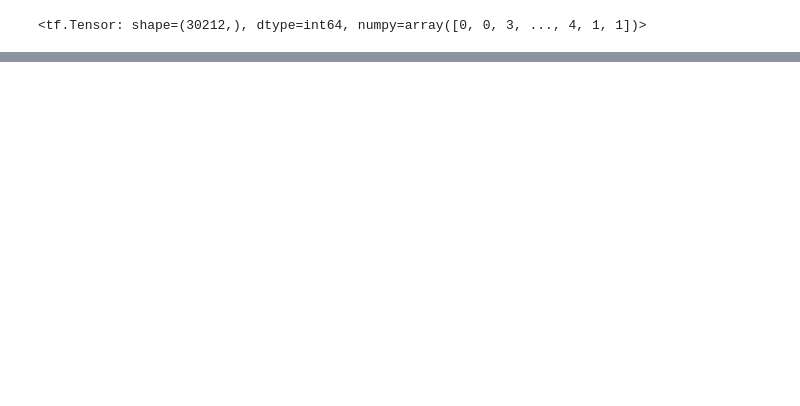
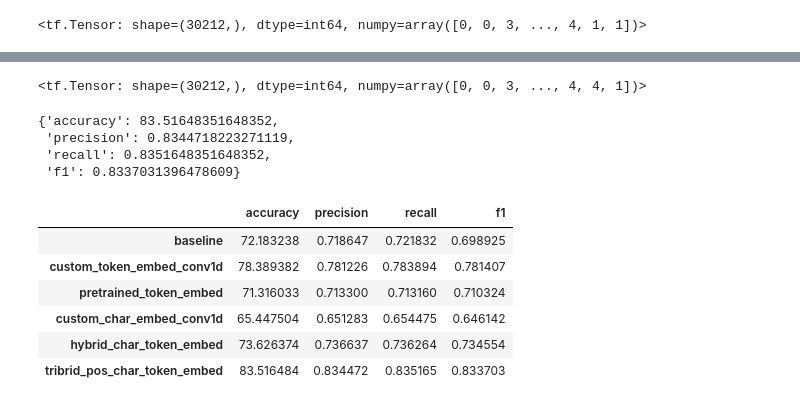
Before and after one commit to adityamehta1034/SkimLit1, a Jupyter notebook: SkimLit.ipynb, the cells around one changed output, grey strips where cells are left out. Drawn from its saved outputs; the diff is of its cells as text; code cells hidden in the pictures; blank space fills up the shorter version.

Commit message:
comparing different models

```diff
--- a/SkimLit.ipynb
+++ b/SkimLit.ipynb
@@ -360,0 +890,7 @@ print(sys.version)
+# %%
+# Fit the token, char and positional embedding model
+history_model_5 = model_5.fit(train_pos_char_token_dataset,
+                              steps_per_epoch=int(0.1 * len(train_pos_char_token_dataset)),
+                              epochs=3,
+                              validation_data=val_pos_char_token_dataset,
+                              validation_steps=int(0.1 * len(val_pos_char_token_dataset)))
@@ -360,0 +904,4 @@ print(sys.version)
+# %%
+# Make predictions with token-char-positional hybrid model
+model_5_pred_probs = model_5.predict(val_pos_char_token_dataset, verbose=1)
+model_5_pred_probs
@@ -360,0 +918,34 @@ print(sys.version)
+# %%
+# Turn prediction probabilities into prediction classes
+model_5_preds = tf.argmax(model_5_pred_probs, axis=1)
+model_5_preds
+# %% [output]
+<tf.Tensor: shape=(30212,), dtype=int64, numpy=array([0, 0, 3, ..., 4, 4, 1])>
+# %%
+# Calculate results of token-char-positional hybrid model
+model_5_results = calculate_results(y_true=val_labels_encoded,
+                                    y_pred=model_5_preds)
+model_5_results
+# %% [output]
+{'accuracy': 83.51648351648352,
+ 'precision': 0.8344718223271119,
+ 'recall': 0.8351648351648352,
+ 'f1': 0.8337031396478609}
+# %%
+# Combine model results into a DataFrame
+all_model_results = pd.DataFrame({"baseline": baseline_results,
+                                  "custom_token_embed_conv1d": model_1_results,
+                                  "pretrained_token_embed": model_2_results,
+                                  "custom_char_embed_conv1d": model_3_results,
+                                  "hybrid_char_token_embed": model_4_results,
+                                  "tribrid_pos_char_token_embed": model_5_results})
+all_model_results = all_model_results.transpose()
+all_model_results
+# %% [output]
+|  | accuracy | precision | recall | f1 |
+| baseline | 72.183238 | 0.718647 | 0.721832 | 0.698925 |
+| custom_token_embed_conv1d | 78.389382 | 0.781226 | 0.783894 | 0.781407 |
+| pretrained_token_embed | 71.316033 | 0.713300 | 0.713160 | 0.710324 |
+| custom_char_embed_conv1d | 65.447504 | 0.651283 | 0.654475 | 0.646142 |
+| hybrid_char_token_embed | 73.626374 | 0.736637 | 0.736264 | 0.734554 |
+| tribrid_pos_char_token_embed | 83.516484 | 0.834472 | 0.835165 | 0.833703 |
```
Also changed, not shown: parts of 57 cells of this notebook.
